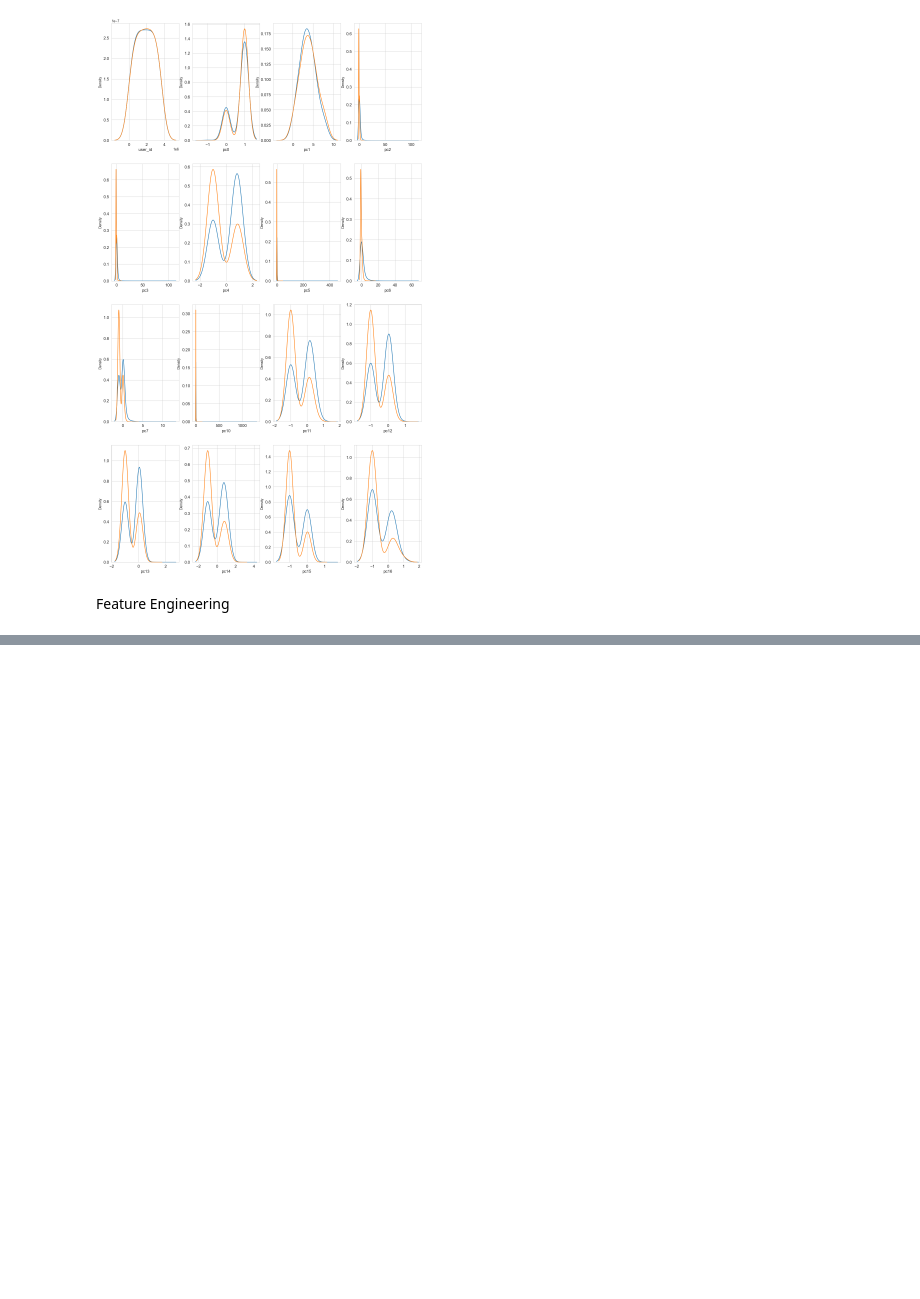
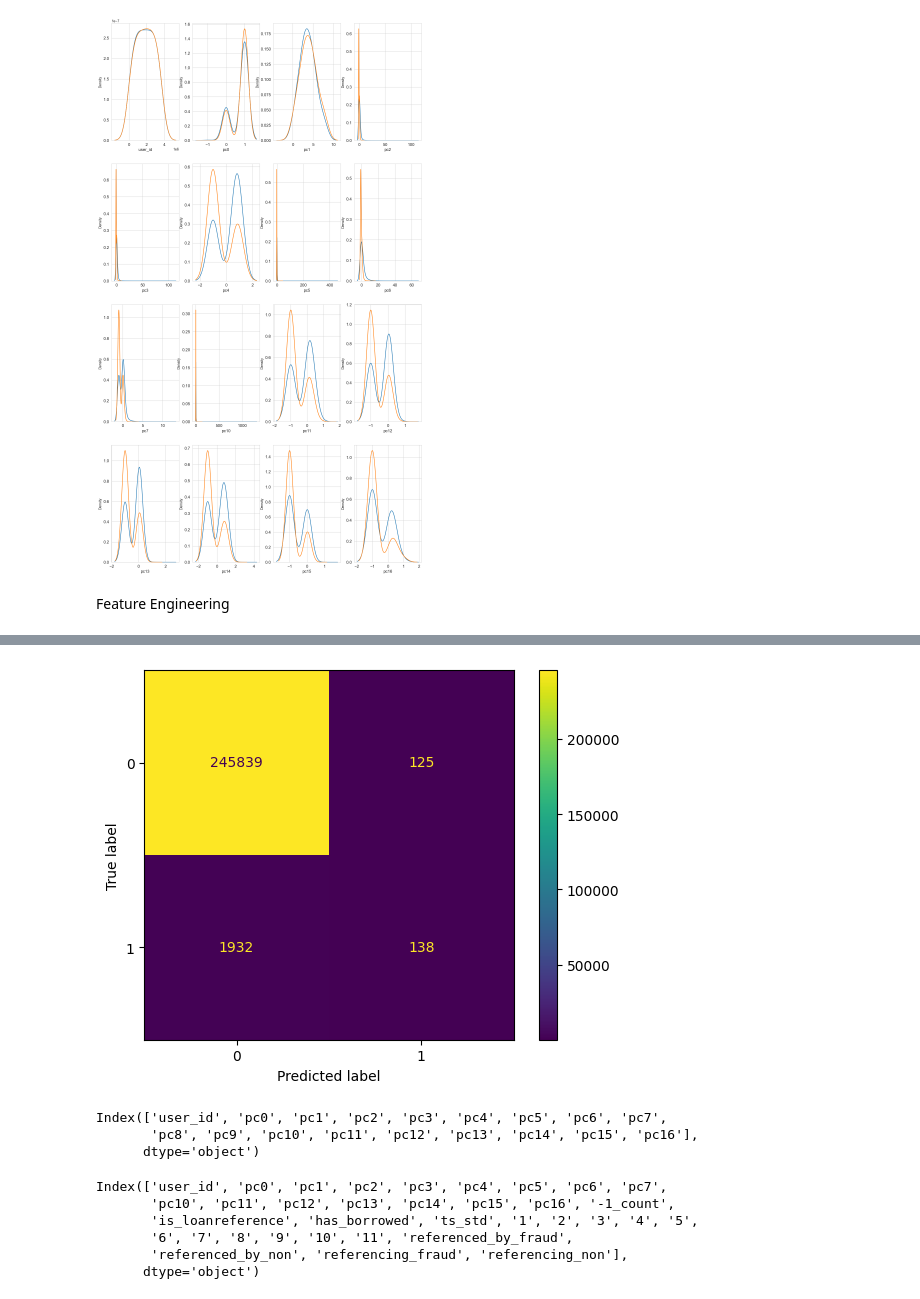
Before and after one commit to adli-arindra/Datathon, a Jupyter notebook: nyoba.ipynb, the cells around one changed output, grey strips where cells are left out. Cells and saved outputs as stored; diff of their text form; code cells hidden in the pictures; blank space fills up the shorter version.

```diff
--- a/nyoba.ipynb
+++ b/nyoba.ipynb
@@ -268,0 +309,18 @@ Index([            'user_id',                 'pc0',                 'pc1',
+# %%
+import matplotlib.pyplot as plt
+import numpy
+from sklearn import metrics
+confusion_matrix = metrics.confusion_matrix(y_test, predictRandomForest)
+
+cm_display = metrics.ConfusionMatrixDisplay(confusion_matrix = confusion_matrix, display_labels = [0, 1])
+
+cm_display.plot()
+plt.show()
+# %% [output]
+[figure, added]
+# %%
+test.columns
+# %% [output]
+Index(['user_id', 'pc0', 'pc1', 'pc2', 'pc3', 'pc4', 'pc5', 'pc6', 'pc7',
+       'pc8', 'pc9', 'pc10', 'pc11', 'pc12', 'pc13', 'pc14', 'pc15', 'pc16'],
+      dtype='object')
@@ -268,0 +342,9 @@ Index([            'user_id',                 'pc0',                 'pc1',
+# %%
+testLoanReference.columns
+# %% [output]
+Index(['user_id', 'pc0', 'pc1', 'pc2', 'pc3', 'pc4', 'pc5', 'pc6', 'pc7',
+       'pc10', 'pc11', 'pc12', 'pc13', 'pc14', 'pc15', 'pc16', '-1_count',
+       'is_loanreference', 'has_borrowed', 'ts_std', '1', '2', '3', '4', '5',
+       '6', '7', '8', '9', '10', '11', 'referenced_by_fraud',
+       'referenced_by_non', 'referencing_fraud', 'referencing_non'],
+      dtype='object')
```
Also changed, not shown: parts of 20 cells of this notebook.
